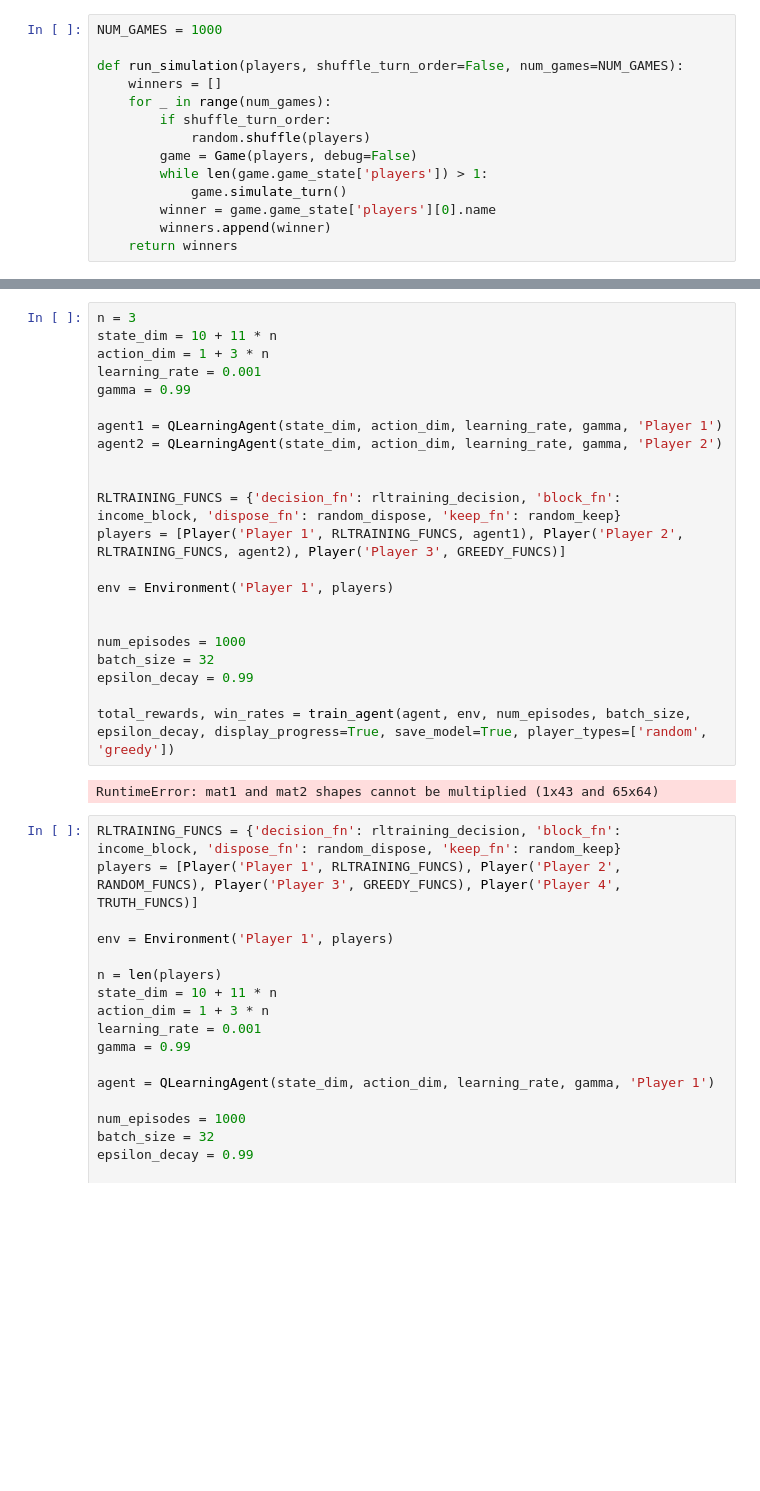
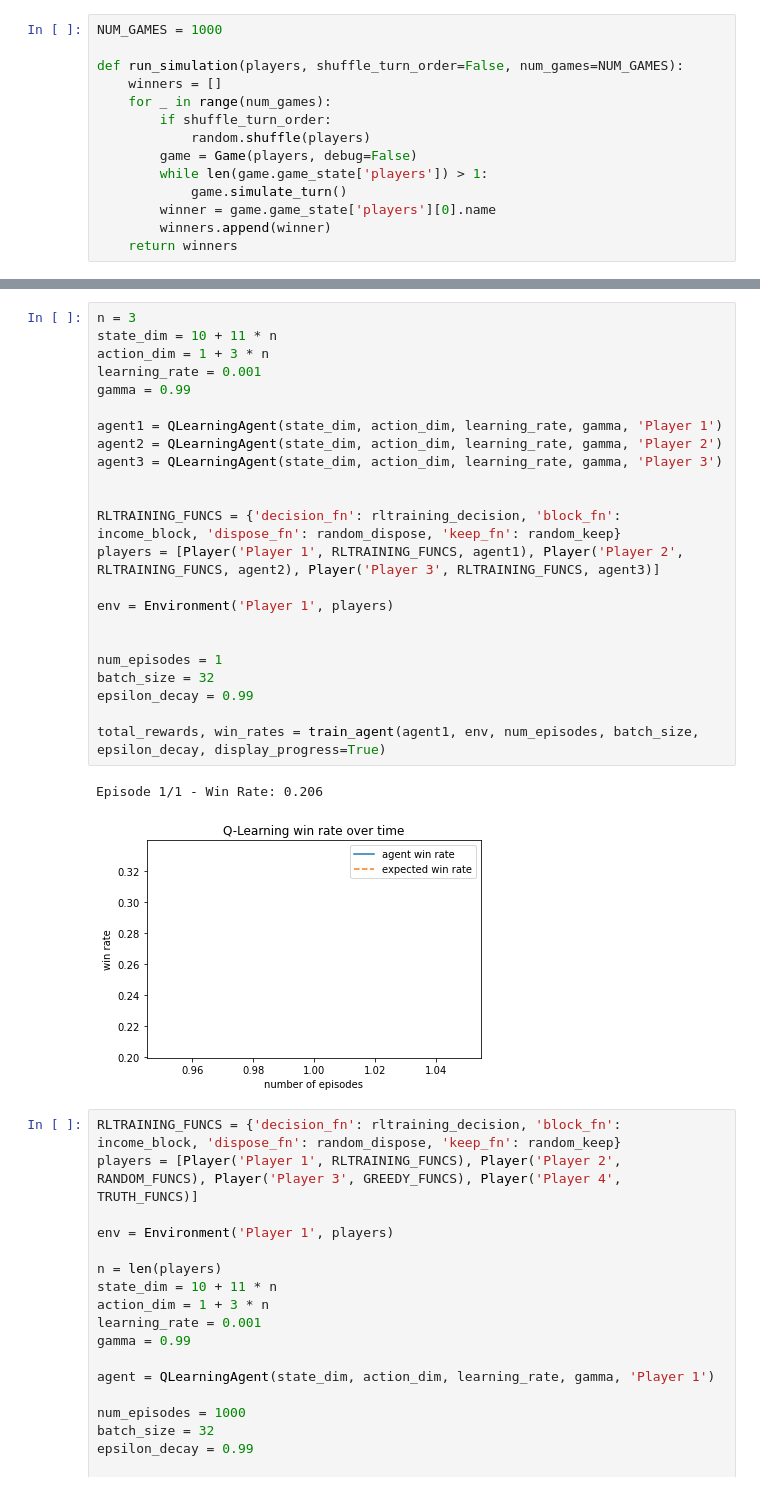
Before and after one commit to okg21/coup, a Jupyter notebook: train_rl_player.ipynb, the cells around one changed output, grey strips where cells are left out. Drawn from its saved outputs; the diff is of its cells as text; blank space fills up the shorter version.

```diff
--- a/train_rl_player.ipynb
+++ b/train_rl_player.ipynb
@@ -135,27 +118,29 @@ KeyboardInterrupt:
 # %%
 n = 3
 state_dim = 10 + 11 * n
 action_dim = 1 + 3 * n
 learning_rate = 0.001
 gamma = 0.99
 
 agent1 = QLearningAgent(state_dim, action_dim, learning_rate, gamma, 'Player 1')
 agent2 = QLearningAgent(state_dim, action_dim, learning_rate, gamma, 'Player 2')
+agent3 = QLearningAgent(state_dim, action_dim, learning_rate, gamma, 'Player 3')
 
 
 RLTRAINING_FUNCS = {'decision_fn': rltraining_decision, 'block_fn': income_block, 'dispose_fn': random_dispose, 'keep_fn': random_keep}
-players = [Player('Player 1', RLTRAINING_FUNCS, agent1), Player('Player 2', RLTRAINING_FUNCS, agent2), Player('Player 3', GREEDY_FUNCS)]
+players = [Player('Player 1', RLTRAINING_FUNCS, agent1), Player('Player 2', RLTRAINING_FUNCS, agent2), Player('Player 3', RLTRAINING_FUNCS, agent3)]
 
 env = Environment('Player 1', players)
 
 
-num_episodes = 1000
+num_episodes = 1
 batch_size = 32
 epsilon_decay = 0.99
 
-total_rewards, win_rates = train_agent(agent, env, num_episodes, batch_size, epsilon_decay, display_progress=True, save_model=True, player_types=['random', 'greedy'])
+total_rewards, win_rates = train_agent(agent1, env, num_episodes, batch_size, epsilon_decay, display_progress=True)
 # %% [output]
-RuntimeError: mat1 and mat2 shapes cannot be multiplied (1x43 and 65x64)
+Episode 1/1 - Win Rate: 0.206
+[figure, added]
 # %%
 RLTRAINING_FUNCS = {'decision_fn': rltraining_decision, 'block_fn': income_block, 'dispose_fn': random_dispose, 'keep_fn': random_keep}
 players = [Player('Player 1', RLTRAINING_FUNCS), Player('Player 2', RANDOM_FUNCS), Player('Player 3', GREEDY_FUNCS), Player('Player 4', TRUTH_FUNCS)]
```
Also changed, not shown: parts of 2 cells of this notebook, 1 other file.
